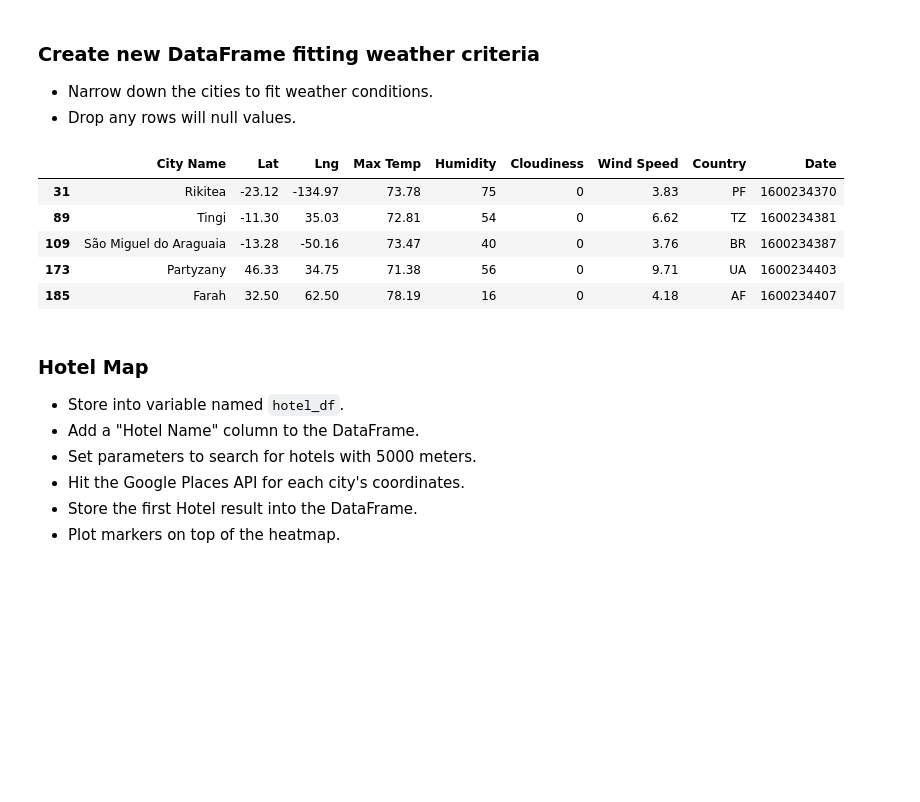
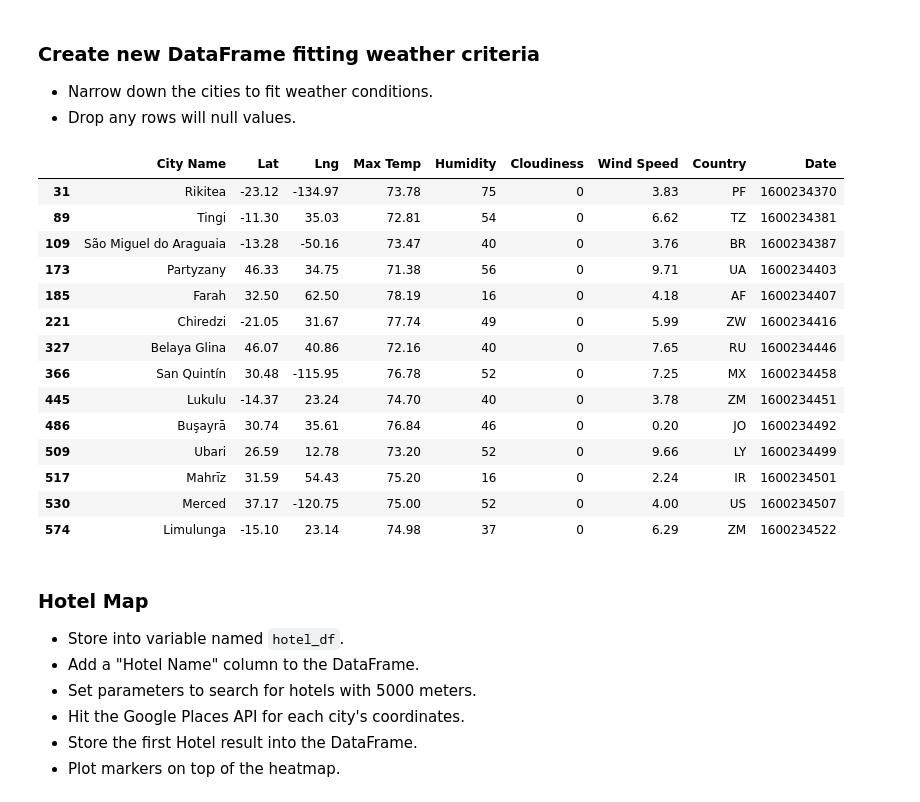
Before and after one commit to berlyflores-98/python-api-challenge, a Jupyter notebook: VacationPy/VacationPy.ipynb, the cells around one changed output. Saved outputs shown, nothing was run; the diff lists cells and outputs as text; code cells hidden in the pictures; blank space fills up the shorter version.

```diff
--- a/VacationPy/VacationPy.ipynb
+++ b/VacationPy/VacationPy.ipynb
@@ -71,24 +82,35 @@ fig
 # %%
 #criteria
 #A max temperature lower than 80 degrees but higher than 70. Wind speed less than 10 mph. Zero cloudiness.
 
 #getting a DF that meets all criteria
 
 per_wea_df = city_data_df.loc[(city_data_df["Max Temp"]>70)&
                               (city_data_df["Max Temp"]<80)&
                               (city_data_df["Wind Speed"]<10)&
                               (city_data_df["Cloudiness"]==0)]
 
-#displaying DF
+#dropping any rows with null values
 per_wea_df.dropna()
-per_wea_df.head()
+
+#displaying
+per_wea_df.head(25)
 # %% [output]
 |  | City Name | Lat | Lng | Max Temp | Humidity | Cloudiness | Wind Speed | Country | Date |
 | 31 | Rikitea | -23.12 | -134.97 | 73.78 | 75 | 0 | 3.83 | PF | 1600234370 |
 | 89 | Tingi | -11.30 | 35.03 | 72.81 | 54 | 0 | 6.62 | TZ | 1600234381 |
 | 109 | São Miguel do Araguaia | -13.28 | -50.16 | 73.47 | 40 | 0 | 3.76 | BR | 1600234387 |
 | 173 | Partyzany | 46.33 | 34.75 | 71.38 | 56 | 0 | 9.71 | UA | 1600234403 |
 | 185 | Farah | 32.50 | 62.50 | 78.19 | 16 | 0 | 4.18 | AF | 1600234407 |
+| 221 | Chiredzi | -21.05 | 31.67 | 77.74 | 49 | 0 | 5.99 | ZW | 1600234416 |
+| 327 | Belaya Glina | 46.07 | 40.86 | 72.16 | 40 | 0 | 7.65 | RU | 1600234446 |
+| 366 | San Quintín | 30.48 | -115.95 | 76.78 | 52 | 0 | 7.25 | MX | 1600234458 |
+| 445 | Lukulu | -14.37 | 23.24 | 74.70 | 40 | 0 | 3.78 | ZM | 1600234451 |
+| 486 | Buşayrā | 30.74 | 35.61 | 76.84 | 46 | 0 | 0.20 | JO | 1600234492 |
+| 509 | Ubari | 26.59 | 12.78 | 73.20 | 52 | 0 | 9.66 | LY | 1600234499 |
+| 517 | Mahrīz | 31.59 | 54.43 | 75.20 | 16 | 0 | 2.24 | IR | 1600234501 |
+| 530 | Merced | 37.17 | -120.75 | 75.00 | 52 | 0 | 4.00 | US | 1600234507 |
+| 574 | Limulunga | -15.10 | 23.14 | 74.98 | 37 | 0 | 6.29 | ZM | 1600234522 |
 # %% [markdown]
 ### Hotel Map
 * Store into variable named `hotel_df`.
```
Also changed, not shown: parts of 3 cells of this notebook.
